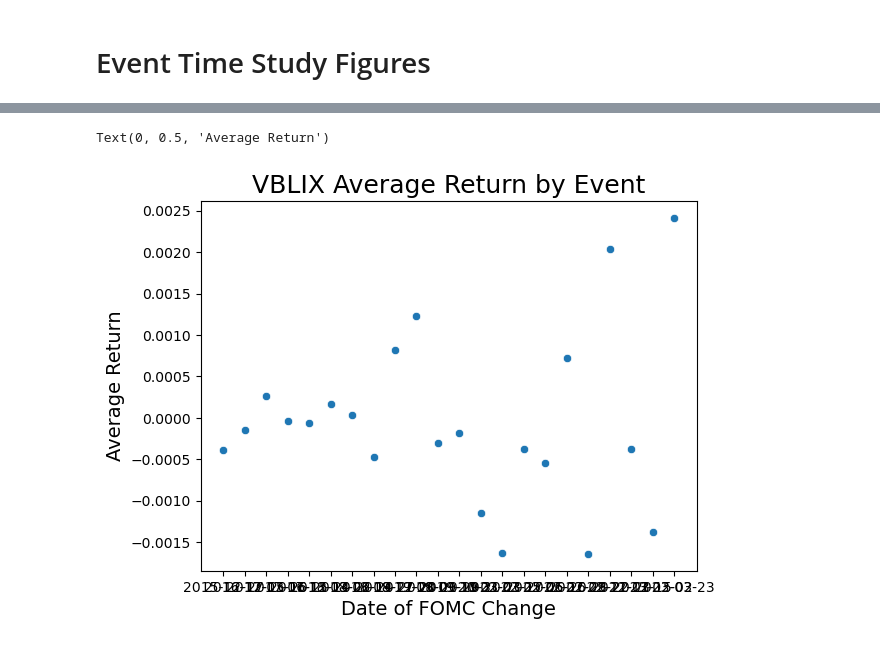
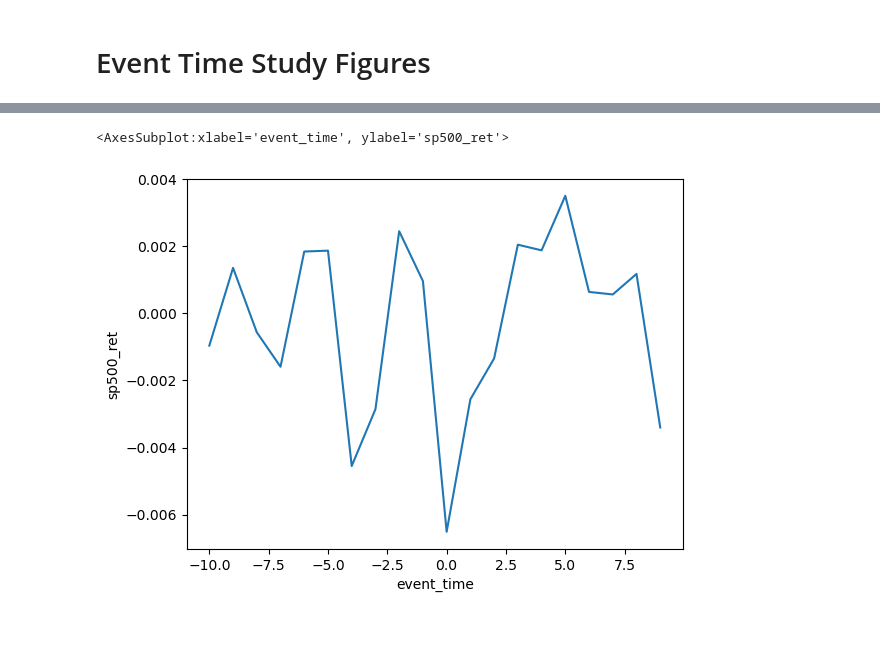
Before and after one commit to mab923/finalteamproject, a Jupyter notebook: Final_Project.ipynb, the cells around one changed output, grey strips where cells are left out. Saved outputs shown, nothing was run; the diff lists cells and outputs as text; code cells hidden in the pictures.

```diff
--- a/Final_Project.ipynb
+++ b/Final_Project.ipynb
@@ -461,12 +245,9 @@ VBLIX_ret_sum.head()
-# %%
-sns.scatterplot(x="event_id_date",
-              y="VBLIX_avg_ret",
-              data=VBLIX_ret_sum)
-
-
-plt.title('VBLIX Average Return by Event', fontsize=18)
-plt.xlabel('Date of FOMC Change', fontsize=14)
-plt.ylabel('Average Return', fontsize=14)
-# %% [output]
-Text(0, 0.5, 'Average Return')
-[figure, removed]
+# %%
+# plot one - remove error bars, then Layer on other two assets...
+sns.lineplot(data=event_time_rets,
+             x='event_time',
+             y='sp500_ret',
+             ci = None)
+# %% [output]
+<AxesSubplot:xlabel='event_time', ylabel='sp500_ret'>
+[figure, added]
```
Also changed, not shown: parts of 30 cells of this notebook.
